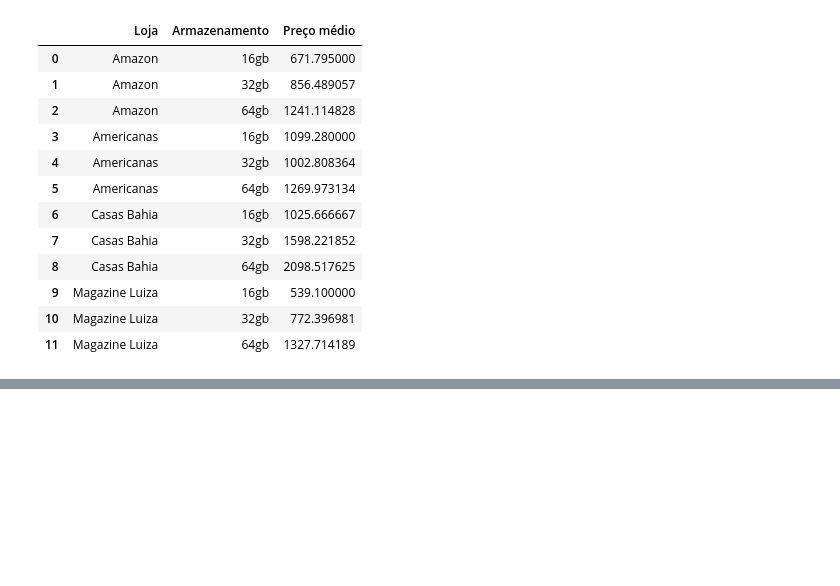
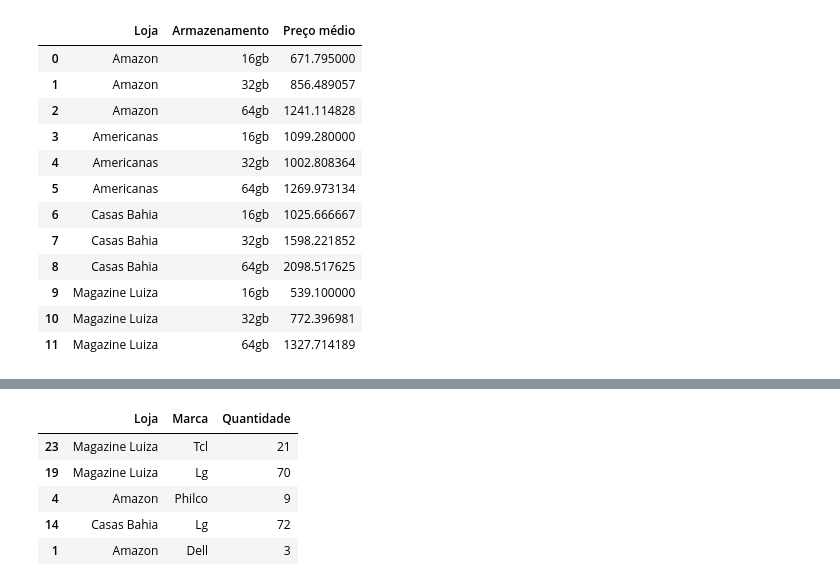
Before and after one commit to vitordutra/desafio-3-trilhas-webscraping, a Jupyter notebook: analise_por_produtos.ipynb, the cells around one changed output, grey strips where cells are left out. Cells and saved outputs as stored; diff of their text form; code cells hidden in the pictures; blank space fills up the shorter version.

```diff
--- a/analise_por_produtos.ipynb
+++ b/analise_por_produtos.ipynb
@@ -309,0 +335,12 @@ fig.show()
+# %%
+groupby_loja_marca_tv = dados_gerais_tv[['Loja','Marca','Descrição']].groupby(['Loja','Marca']).count()
+groupby_loja_marca_tv.reset_index(inplace=True)
+groupby_loja_marca_tv.rename(columns={'Descrição':'Quantidade'}, inplace=True)
+groupby_loja_marca_tv.sample(5)
+# %% [output]
+|  | Loja | Marca | Quantidade |
+| 23 | Magazine Luiza | Tcl | 21 |
+| 19 | Magazine Luiza | Lg | 70 |
+| 4 | Amazon | Philco | 9 |
+| 14 | Casas Bahia | Lg | 72 |
+| 1 | Amazon | Dell | 3 |
```
Also changed, not shown: parts of 22 cells of this notebook, 1 other file.
